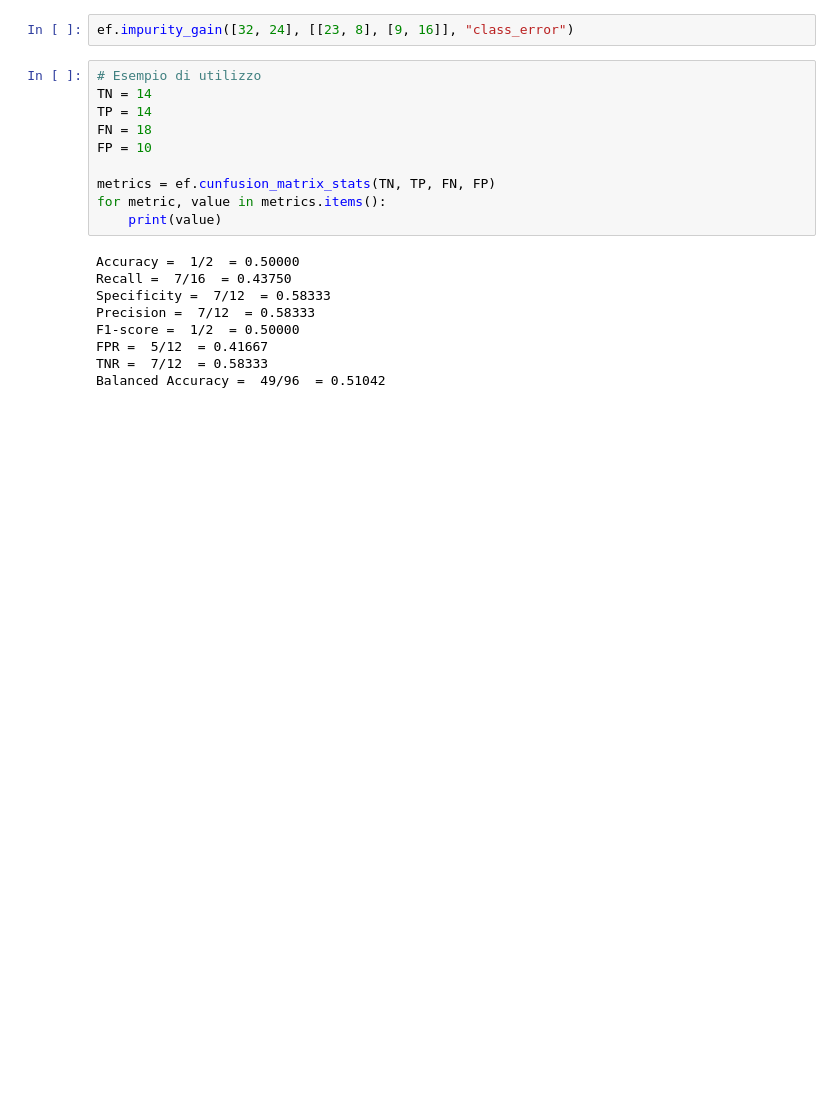
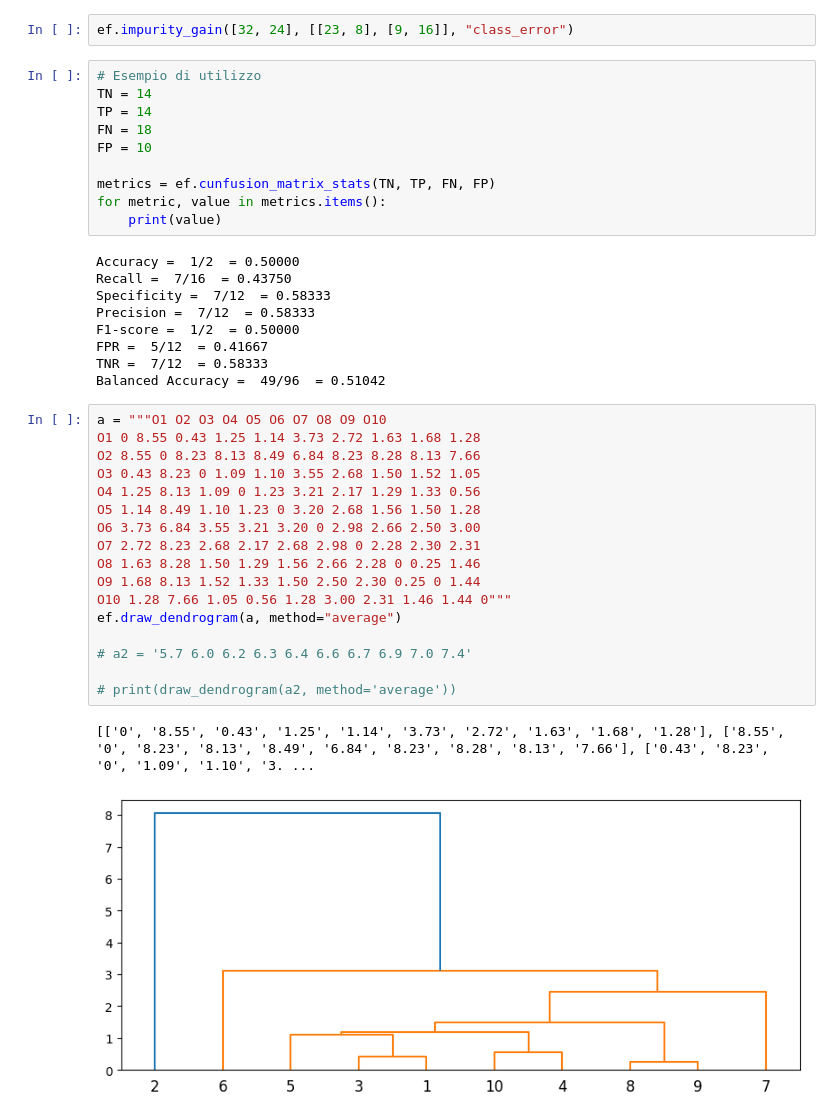
Before and after one commit to Gabriellanaro/Machine-learning-CheatSheet, a Jupyter notebook: exam_fall_2018.ipynb, the cells around one changed output. Saved outputs shown, nothing was run; the diff lists cells and outputs as text; blank space fills up the shorter version.

```diff
--- a/exam_fall_2018.ipynb
+++ b/exam_fall_2018.ipynb
@@ -73,3 +75,23 @@ F1-score =  1/2  = 0.50000
 FPR =  5/12  = 0.41667
 TNR =  7/12  = 0.58333
 Balanced Accuracy =  49/96  = 0.51042
+# %%
+a = """O1 O2 O3 O4 O5 O6 O7 O8 O9 O10
+O1 0 8.55 0.43 1.25 1.14 3.73 2.72 1.63 1.68 1.28
+O2 8.55 0 8.23 8.13 8.49 6.84 8.23 8.28 8.13 7.66
+O3 0.43 8.23 0 1.09 1.10 3.55 2.68 1.50 1.52 1.05
+O4 1.25 8.13 1.09 0 1.23 3.21 2.17 1.29 1.33 0.56
+O5 1.14 8.49 1.10 1.23 0 3.20 2.68 1.56 1.50 1.28
+O6 3.73 6.84 3.55 3.21 3.20 0 2.98 2.66 2.50 3.00
+O7 2.72 8.23 2.68 2.17 2.68 2.98 0 2.28 2.30 2.31
+O8 1.63 8.28 1.50 1.29 1.56 2.66 2.28 0 0.25 1.46
+O9 1.68 8.13 1.52 1.33 1.50 2.50 2.30 0.25 0 1.44
+O10 1.28 7.66 1.05 0.56 1.28 3.00 2.31 1.46 1.44 0"""
+ef.draw_dendrogram(a, method="average")
+
+# a2 = '5.7 6.0 6.2 6.3 6.4 6.6 6.7 6.9 7.0 7.4'
+
+# print(draw_dendrogram(a2, method='average'))
+# %% [output]
+[['0', '8.55', '0.43', '1.25', '1.14', '3.73', '2.72', '1.63', '1.68', '1.28'], ['8.55', '0', '8.23', '8.13', '8.49', '6.84', '8.23', '8.28', '8.13', '7.66'], ['0.43', '8.23', '0', '1.09', '1.10', '3. ...
+[figure, added]
```
Also changed, not shown: parts of 5 cells of this notebook, 3 other files.
